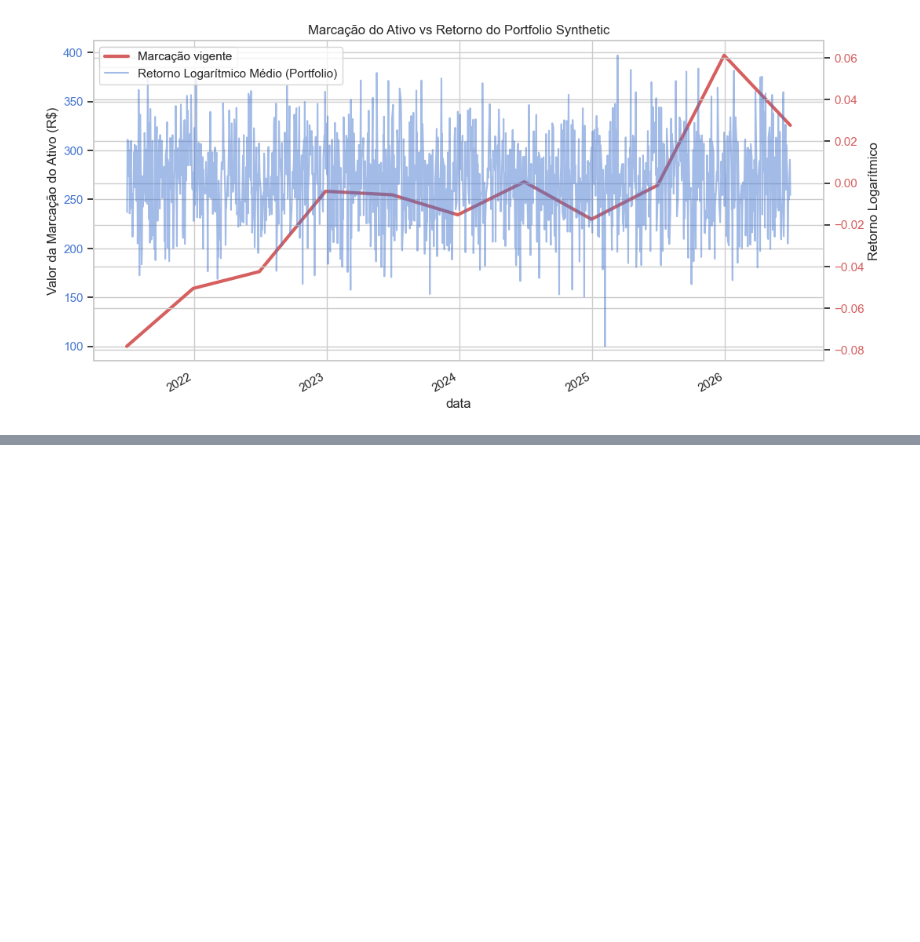
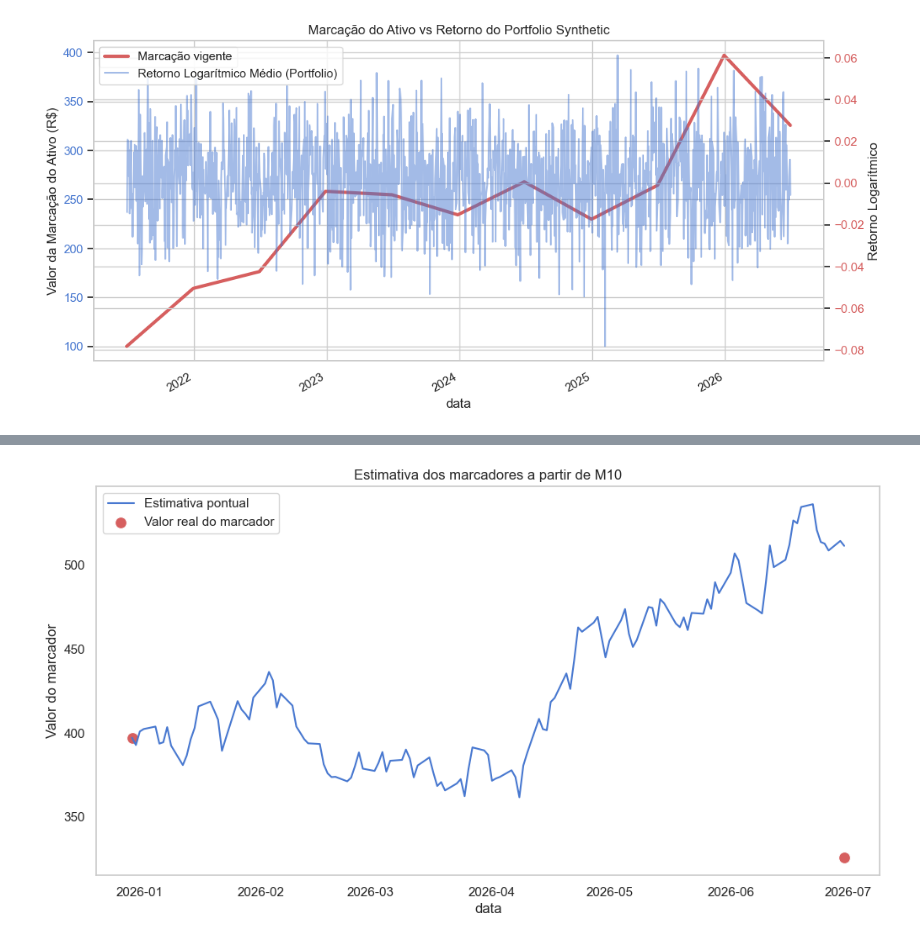
Before and after one commit to isaiasgoncalves/studyCaseII, a Jupyter notebook: fase_1.ipynb, the cells around one changed output, grey strips where cells are left out. Drawn from its saved outputs; the diff is of its cells as text; code cells hidden in the pictures; blank space fills up the shorter version.

```diff
--- a/fase_1.ipynb
+++ b/fase_1.ipynb
@@ -133,0 +136,3 @@ post_m10_diff_proxies.head()
+# %%
+
+cumsum_log_return = post_m10_log_returns.cumsum()
@@ -133,0 +156,15 @@ post_m10_diff_proxies.head()
+# %%
+
+marker_estimates = value_m10 * np.exp(cumsum_log_return)
+marker_estimates.columns = ['MARKER_ESTIMATE']
+# %%
+
+plt.figure(figsize=(12,6))
+sns.lineplot(data=marker_estimates, x='data', y='MARKER_ESTIMATE', color='b', label='Estimativa pontual')
+sns.scatterplot(data=markers.loc[date_m10:], x='data', y='valor', color='r', label='Valor real do marcador', s=100)
+plt.ylabel('Valor do marcador')
+plt.title('Estimativa dos marcadores a partir de M10')
+plt.grid(False)
+plt.show()
+# %% [output]
+[figure, added]
```
Also changed, not shown: parts of 16 cells of this notebook.
